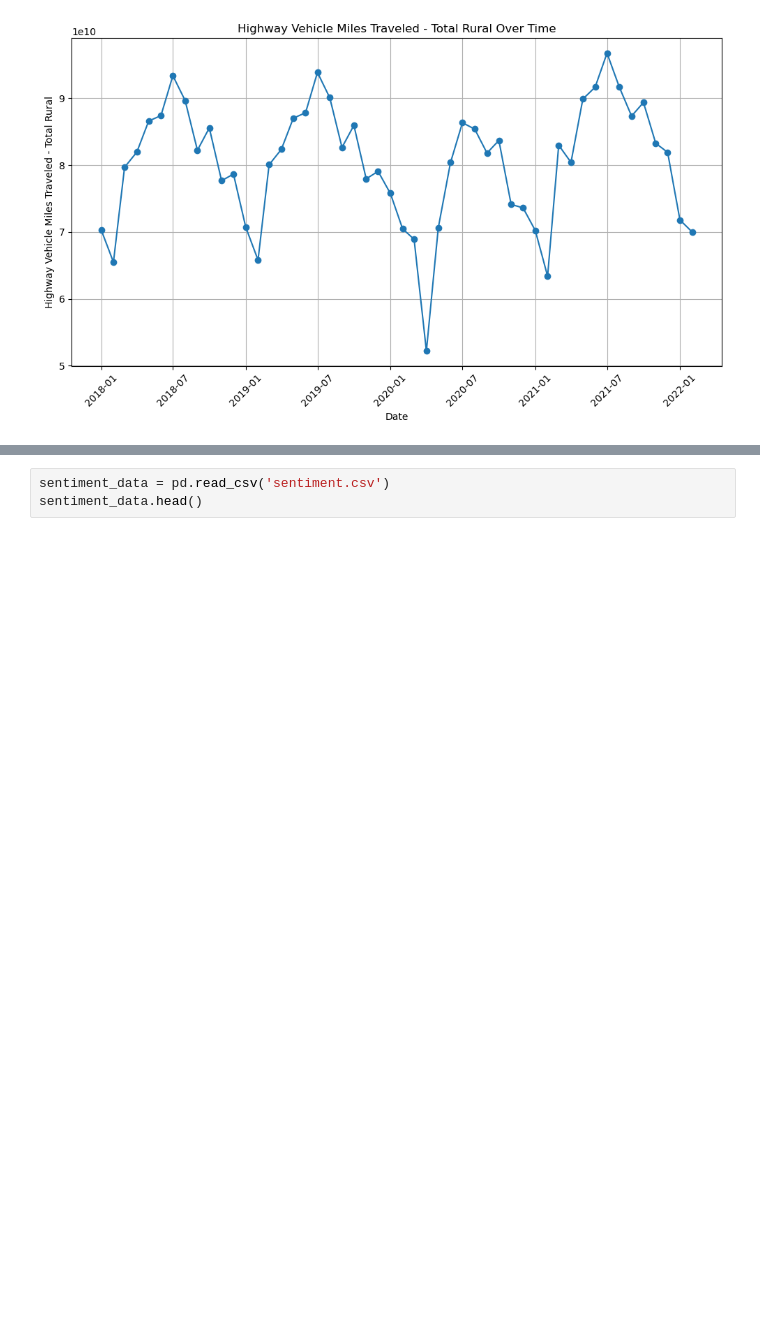
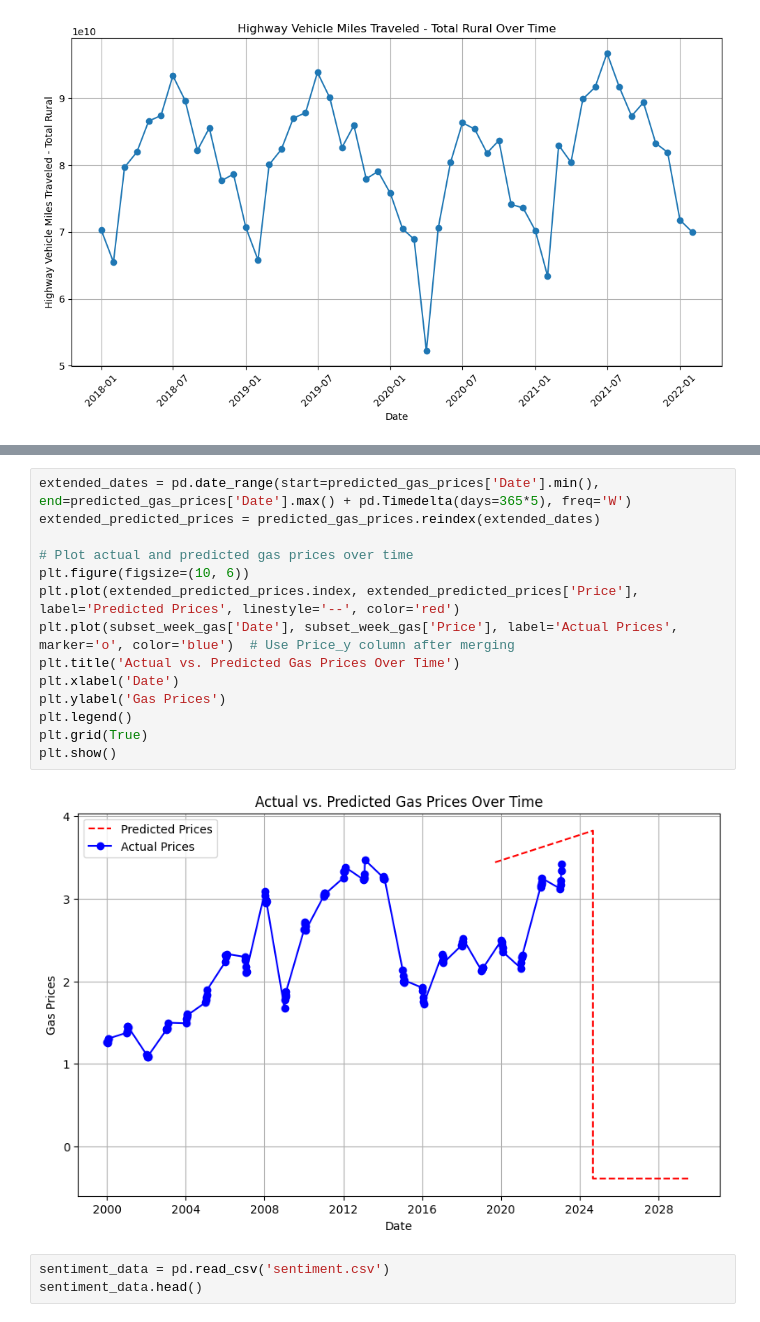
Before and after one commit to anaiskillian/citadeldatathon, a Jupyter notebook: example.ipynb, the cells around one changed output, grey strips where cells are left out. Drawn from its saved outputs; the diff is of its cells as text; blank space fills up the shorter version.

```diff
--- a/example.ipynb
+++ b/example.ipynb
@@ -227,3 +362,19 @@ plt.show()
+# %%
+extended_dates = pd.date_range(start=predicted_gas_prices['Date'].min(), end=predicted_gas_prices['Date'].max() + pd.Timedelta(days=365*5), freq='W')
+extended_predicted_prices = predicted_gas_prices.reindex(extended_dates)
+
+# Plot actual and predicted gas prices over time
+plt.figure(figsize=(10, 6))
+plt.plot(extended_predicted_prices.index, extended_predicted_prices['Price'], label='Predicted Prices', linestyle='--', color='red')
+plt.plot(subset_week_gas['Date'], subset_week_gas['Price'], label='Actual Prices', marker='o', color='blue')  # Use Price_y column after merging
+plt.title('Actual vs. Predicted Gas Prices Over Time')
+plt.xlabel('Date')
+plt.ylabel('Gas Prices')
+plt.legend()
+plt.grid(True)
+plt.show()
+# %% [output]
+[figure, added]
 # %%
 sentiment_data = pd.read_csv('sentiment.csv')
 sentiment_data.head()
```
Also changed, not shown: parts of 6 cells of this notebook, 1 other file.
